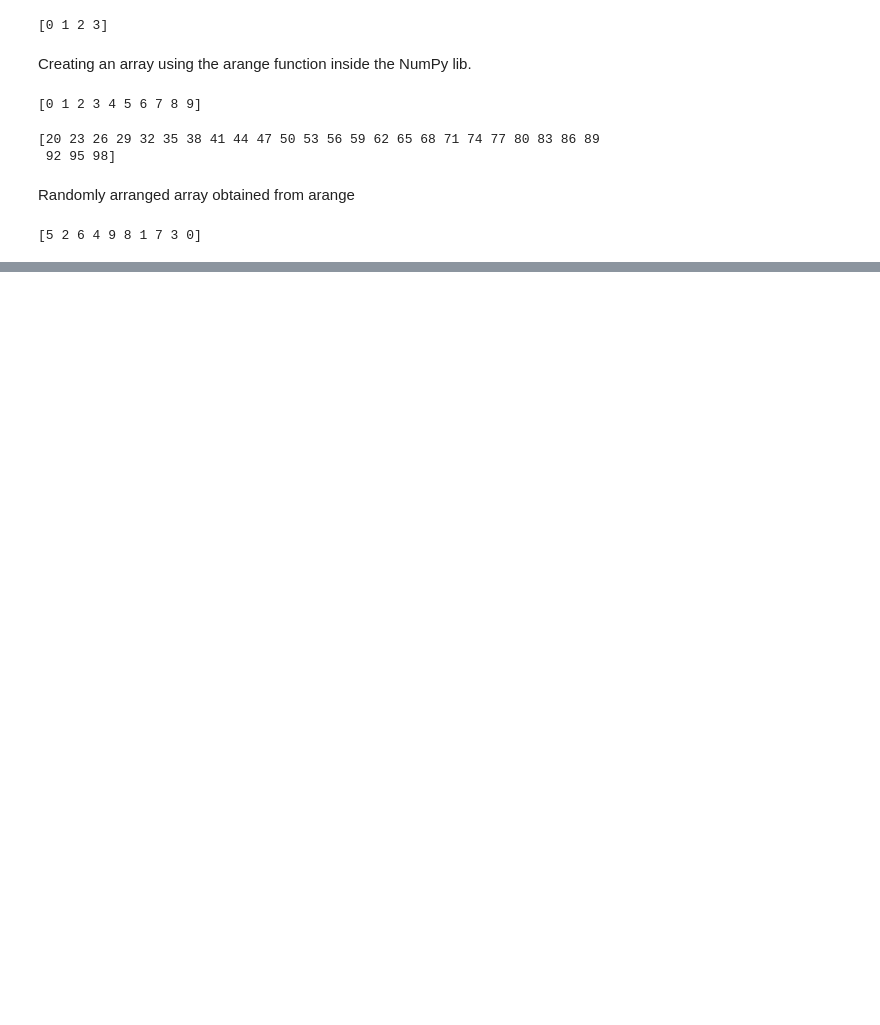
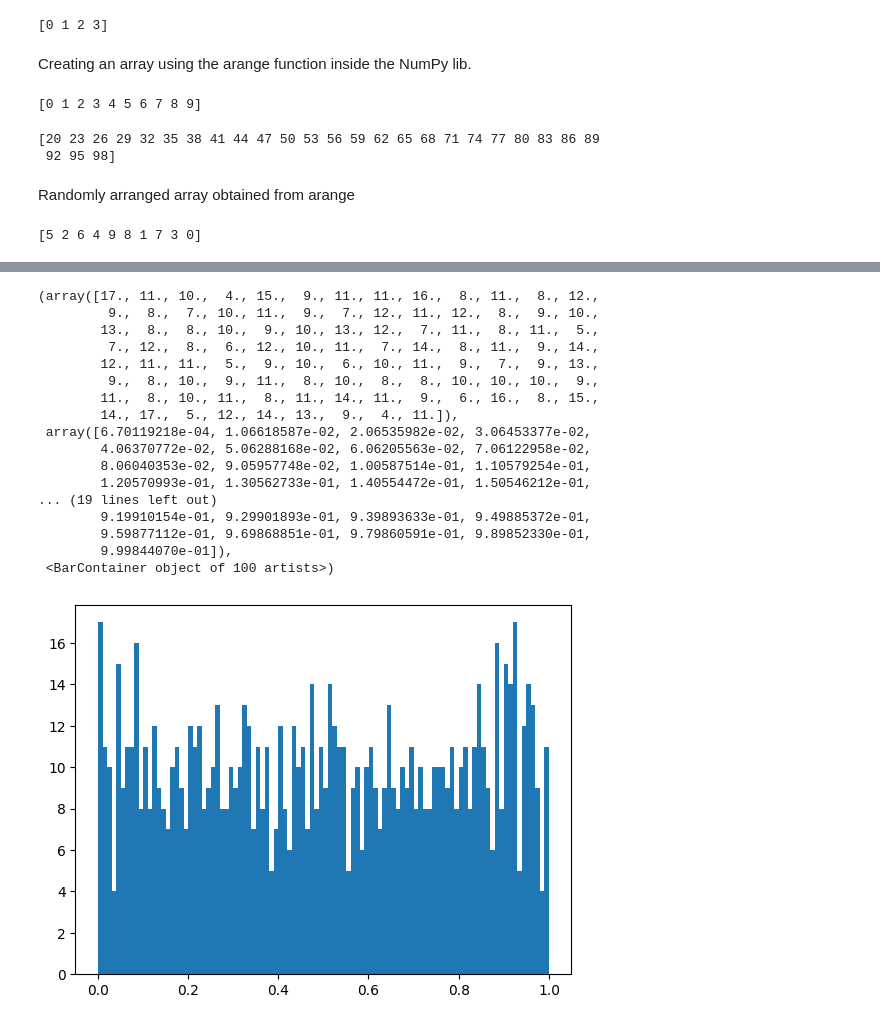
Before and after one commit to yashkumar2603/PythonDataScience, a Jupyter notebook: NumPy_Pandas_Matplotlib.ipynb, the cells around one changed output, grey strips where cells are left out. Drawn from its saved outputs; the diff is of its cells as text; code cells hidden in the pictures; blank space fills up the shorter version.

```diff
--- a/NumPy_Pandas_Matplotlib.ipynb
+++ b/NumPy_Pandas_Matplotlib.ipynb
@@ -74,0 +162,24 @@ print(A)
+# %%
+import matplotlib.pyplot as plt
+import numpy as np
+A = np.random.rand(1000)
+plt.hist(A, bins = 100)
+# %% [output]
+(array([17., 11., 10.,  4., 15.,  9., 11., 11., 16.,  8., 11.,  8., 12.,
+         9.,  8.,  7., 10., 11.,  9.,  7., 12., 11., 12.,  8.,  9., 10.,
+        13.,  8.,  8., 10.,  9., 10., 13., 12.,  7., 11.,  8., 11.,  5.,
+         7., 12.,  8.,  6., 12., 10., 11.,  7., 14.,  8., 11.,  9., 14.,
+        12., 11., 11.,  5.,  9., 10.,  6., 10., 11.,  9.,  7.,  9., 13.,
+         9.,  8., 10.,  9., 11.,  8., 10.,  8.,  8., 10., 10., 10.,  9.,
+        11.,  8., 10., 11.,  8., 11., 14., 11.,  9.,  6., 16.,  8., 15.,
+        14., 17.,  5., 12., 14., 13.,  9.,  4., 11.]),
+ array([6.70119218e-04, 1.06618587e-02, 2.06535982e-02, 3.06453377e-02,
+        4.06370772e-02, 5.06288168e-02, 6.06205563e-02, 7.06122958e-02,
+        8.06040353e-02, 9.05957748e-02, 1.00587514e-01, 1.10579254e-01,
+        1.20570993e-01, 1.30562733e-01, 1.40554472e-01, 1.50546212e-01,
+... (19 lines left out)
+        9.19910154e-01, 9.29901893e-01, 9.39893633e-01, 9.49885372e-01,
+        9.59877112e-01, 9.69868851e-01, 9.79860591e-01, 9.89852330e-01,
+        9.99844070e-01]),
+ <BarContainer object of 100 artists>)
+[figure, added]
```
Also changed, not shown: parts of 18 cells of this notebook.
